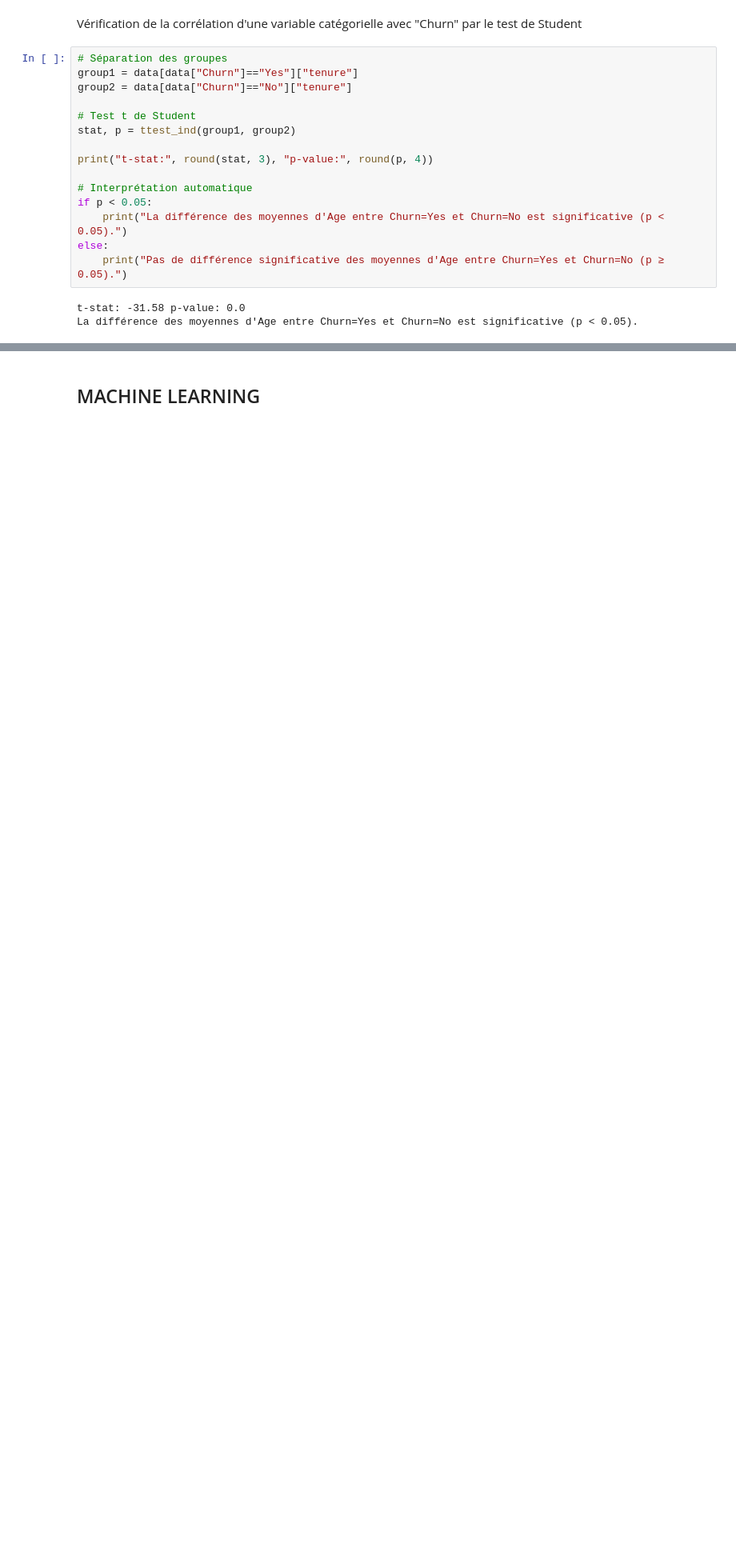
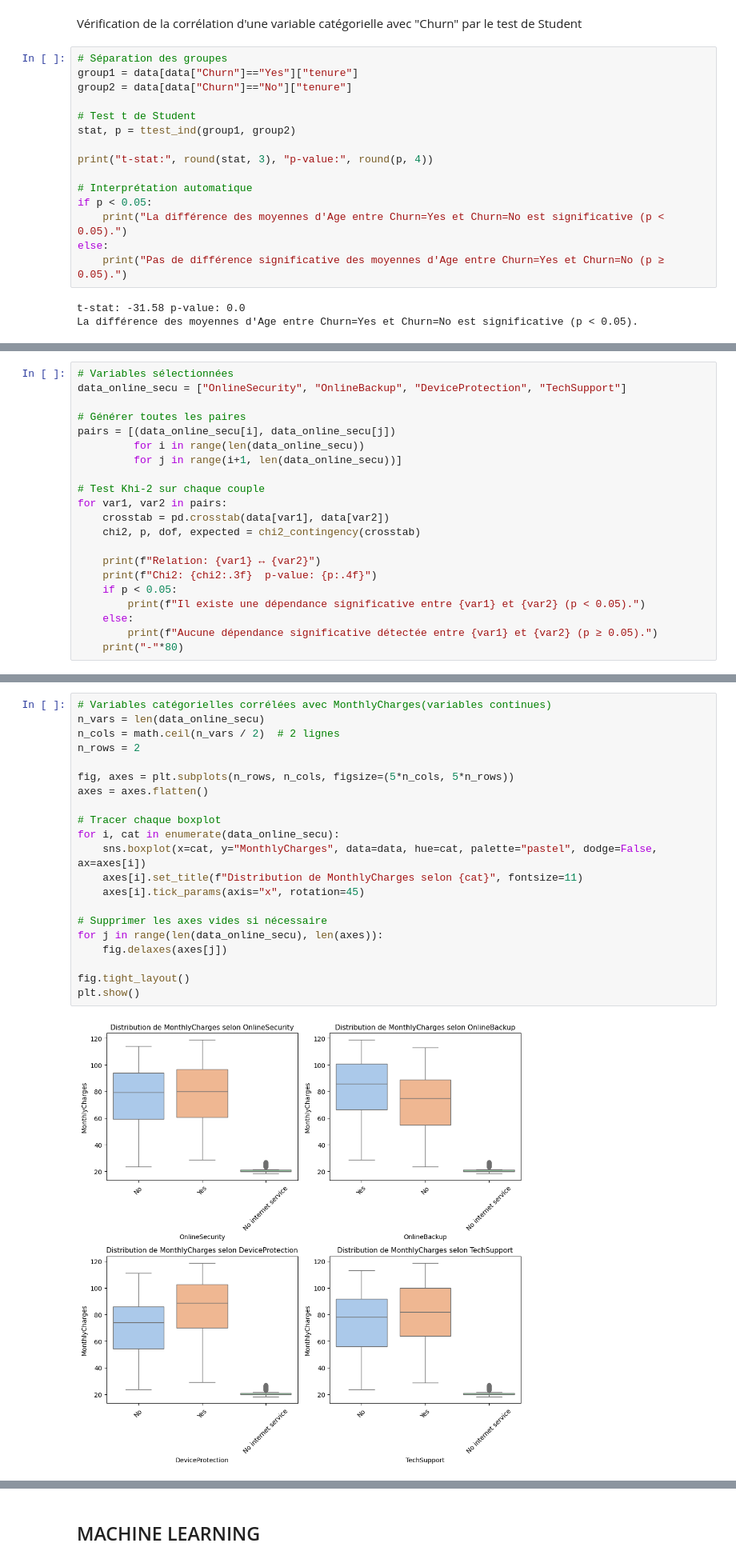
Before and after one commit to Elijoelemile/PREDICTION_DU_CHURN_CLIENT_AVEC_MODELE_DE_MACHINE_LEARNING, a Jupyter notebook: notebook/prediction_du_churn_client.ipynb, the cells around one changed output, grey strips where cells are left out. Shown at 80% size. Drawn from its saved outputs; the diff is of its cells as text; blank space fills up the shorter version.

```diff
--- a/notebook/prediction_du_churn_client.ipynb
+++ b/notebook/prediction_du_churn_client.ipynb
@@ -359,0 +464,21 @@ La différence des moyennes d'Age entre Churn=Yes et Churn=No est significative
+# %%
+# Variables sélectionnées
+data_online_secu = ["OnlineSecurity", "OnlineBackup", "DeviceProtection", "TechSupport"]
+
+# Générer toutes les paires
+pairs = [(data_online_secu[i], data_online_secu[j])
+         for i in range(len(data_online_secu))
+         for j in range(i+1, len(data_online_secu))]
+
+# Test Khi-2 sur chaque couple
+for var1, var2 in pairs:
+    crosstab = pd.crosstab(data[var1], data[var2])
+    chi2, p, dof, expected = chi2_contingency(crosstab)
+
+    print(f"Relation: {var1} ↔ {var2}")
+    print(f"Chi2: {chi2:.3f}  p-value: {p:.4f}")
+    if p < 0.05:
+        print(f"Il existe une dépendance significative entre {var1} et {var2} (p < 0.05).")
+    else:
+        print(f"Aucune dépendance significative détectée entre {var1} et {var2} (p ≥ 0.05).")
+    print("-"*80)
@@ -359,0 +505,23 @@ La différence des moyennes d'Age entre Churn=Yes et Churn=No est significative
+# %%
+# Variables catégorielles corrélées avec MonthlyCharges(variables continues)
+n_vars = len(data_online_secu)
+n_cols = math.ceil(n_vars / 2)  # 2 lignes
+n_rows = 2
+
+fig, axes = plt.subplots(n_rows, n_cols, figsize=(5*n_cols, 5*n_rows))
+axes = axes.flatten()
+
+# Tracer chaque boxplot
+for i, cat in enumerate(data_online_secu):
+    sns.boxplot(x=cat, y="MonthlyCharges", data=data, hue=cat, palette="pastel", dodge=False, ax=axes[i])
+    axes[i].set_title(f"Distribution de MonthlyCharges selon {cat}", fontsize=11)
+    axes[i].tick_params(axis="x", rotation=45)
+
+# Supprimer les axes vides si nécessaire
+for j in range(len(data_online_secu), len(axes)):
+    fig.delaxes(axes[j])
+
+fig.tight_layout()
+plt.show()
+# %% [output]
+[figure, added]
```
Also changed, not shown: parts of 79 cells of this notebook, 5 other files.
